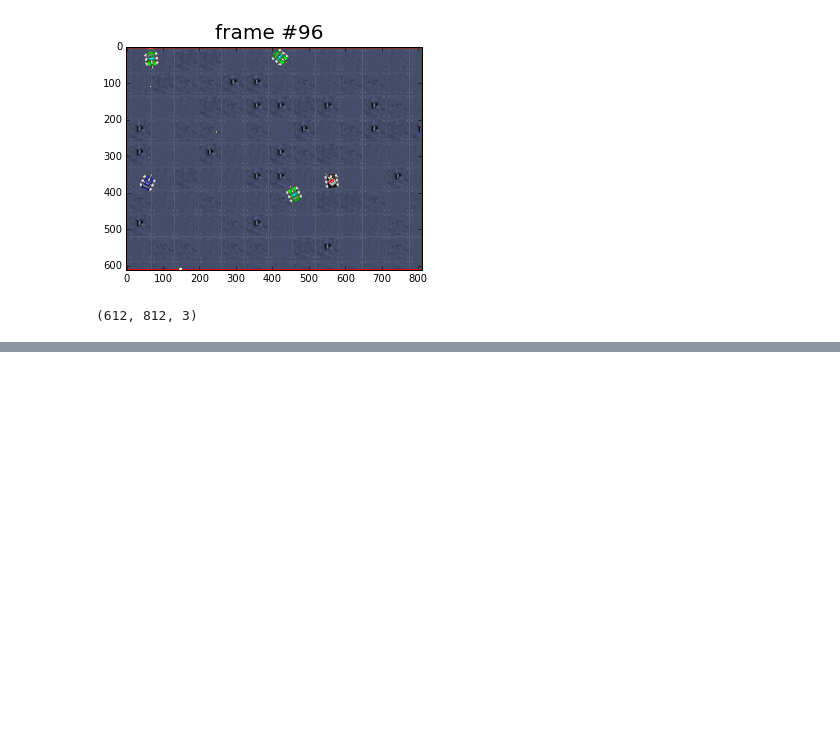
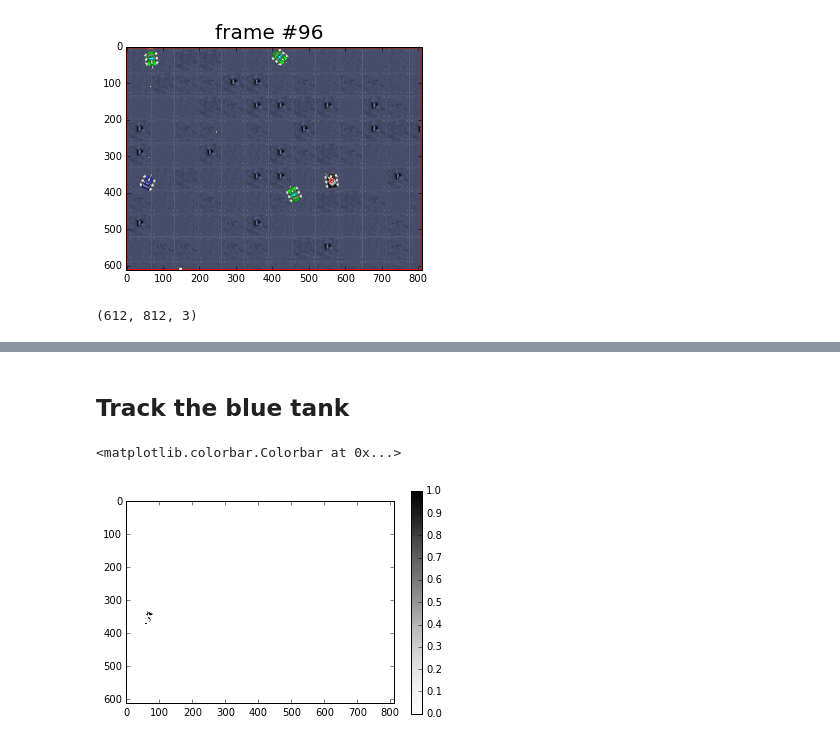
Before and after one commit to andreas-koukorinis/gatsby-bootcamp-2016, a Jupyter notebook: python/bootcamp-python/img_vdo.ipynb, the cells around one changed output, grey strips where cells are left out. Drawn from its saved outputs; the diff is of its cells as text; code cells hidden in the pictures; blank space fills up the shorter version.

Commit message:
code to track the blue tank

```diff
--- a/python/bootcamp-python/img_vdo.ipynb
+++ b/python/bootcamp-python/img_vdo.ipynb
@@ -62,0 +67,2 @@ display(vs)
+# %% [markdown]
+## Track the blue tank
@@ -62,0 +72,19 @@ display(vs)
+# %%
+def between(img, lb, ub):
+    """Return a logical numpy array showing elements that are in [lb, ub]."""
+    return (img >= lb) & (img <= ub)
+
+def get_blue_tank_mask(img):
+    # The blue tank has color roughly (r,g,b) = (43, 37, 151)
+    blue_tank_mask = between(img[:, :, 0], 30, 60) & \
+        between(img[:, :, 1], 30, 60) & between(img[:, :, 2], 140, 180)
+    return blue_tank_mask
+# %%
+img = frames[77]
+#plt.figure(figsize=(10, 6))
+blue_tank_mask = get_blue_tank_mask(img)
+plt.imshow(blue_tank_mask, cmap=mpl.cm.Greys)
+plt.colorbar()
+# %% [output]
+<matplotlib.colorbar.Colorbar at 0x...>
+[figure, added]
```
Also changed, not shown: parts of 8 cells of this notebook.
